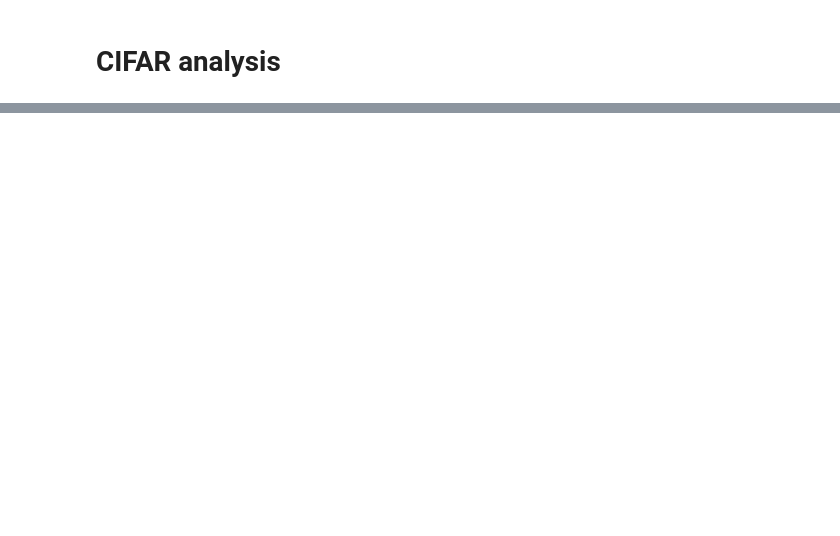
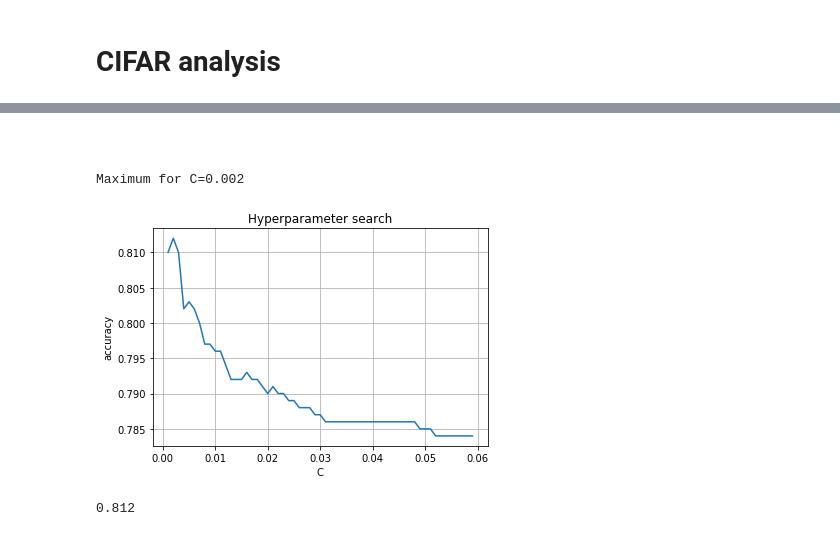
Before and after one commit to Tom556/CifarAnalysis, a Jupyter notebook: CifarAnalysis.ipynb, the cells around one changed output, grey strips where cells are left out. Drawn from its saved outputs; the diff is of its cells as text; code cells hidden in the pictures; blank space fills up the shorter version.

```diff
--- a/CifarAnalysis.ipynb
+++ b/CifarAnalysis.ipynb
@@ -295,0 +214,19 @@ plot_clasifier_accuracy(inception_train, inception_test, y_train, Cs)
+# %%
+X_test_vgg = preprocess_vgg(X_test)
+# %%
+vgg_test = descriptor_model.predict(X_test_vgg)
+# %% [markdown]
+##
+# %%
+Cs = np.arange(0.001, 0.06, 0.001)
+plot_clasifier_accuracy(vgg_train, vgg_test, y_train, Cs)
+# %% [output]
+Maximum for C=0.002
+[figure, added]
+# %%
+vgg_classifier = svm.LinearSVC(C=0.002)
+vgg_classifier.fit(vgg_train, y_train)
+vgg_predictions = vgg_classifier.predict(vgg_test)
+np.mean(vgg_predictions == np.array(y_test))
+# %% [output]
+0.812
```
Also changed, not shown: parts of 56 cells of this notebook.
